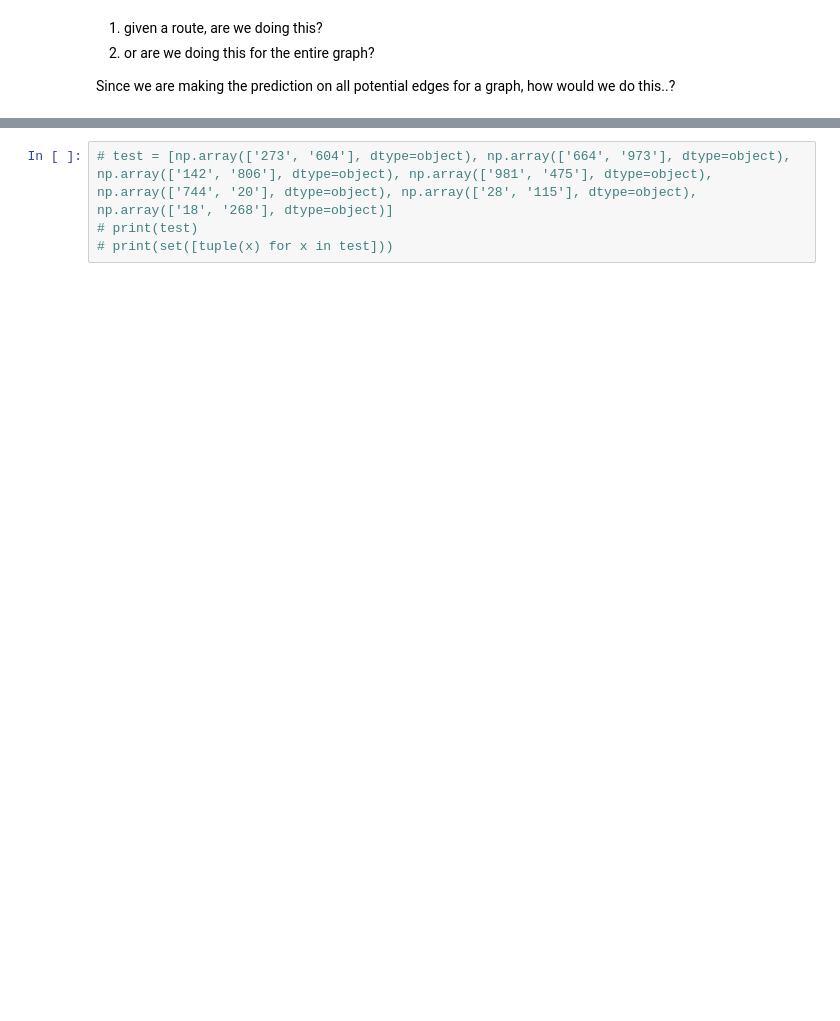
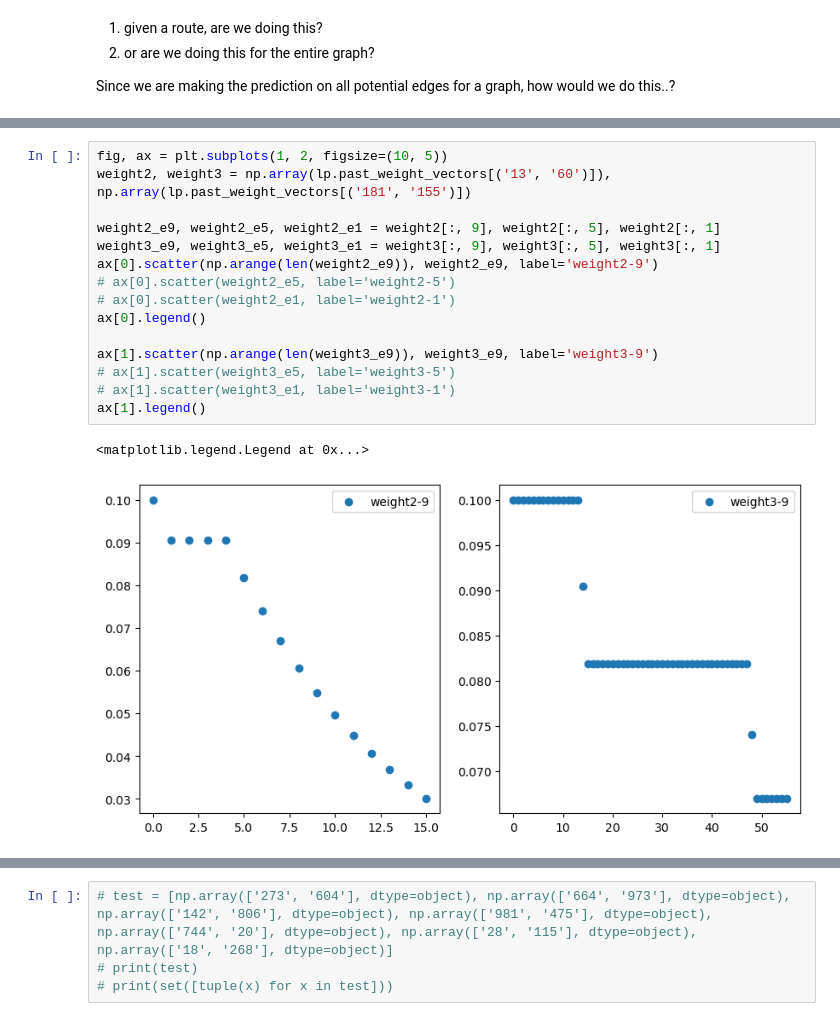
Before and after one commit to theodora-yko/Temporal-Link-Prediction, a Jupyter notebook: dynamic_FTL.ipynb, the cells around one changed output, grey strips where cells are left out. Drawn from its saved outputs; the diff is of its cells as text; blank space fills up the shorter version.

```diff
--- a/dynamic_FTL.ipynb
+++ b/dynamic_FTL.ipynb
@@ -617,0 +749,18 @@ Since we are making the prediction on all potential edges for a graph, how would
+# %%
+fig, ax = plt.subplots(1, 2, figsize=(10, 5))
+weight2, weight3 = np.array(lp.past_weight_vectors[('13', '60')]), np.array(lp.past_weight_vectors[('181', '155')])
+
+weight2_e9, weight2_e5, weight2_e1 = weight2[:, 9], weight2[:, 5], weight2[:, 1]
+weight3_e9, weight3_e5, weight3_e1 = weight3[:, 9], weight3[:, 5], weight3[:, 1]
+ax[0].scatter(np.arange(len(weight2_e9)), weight2_e9, label='weight2-9')
+# ax[0].scatter(weight2_e5, label='weight2-5')
+# ax[0].scatter(weight2_e1, label='weight2-1')
+ax[0].legend()
+
+ax[1].scatter(np.arange(len(weight3_e9)), weight3_e9, label='weight3-9')
+# ax[1].scatter(weight3_e5, label='weight3-5')
+# ax[1].scatter(weight3_e1, label='weight3-1')
+ax[1].legend()
+# %% [output]
+<matplotlib.legend.Legend at 0x...>
+[figure, added]
```
Also changed, not shown: parts of 11 cells of this notebook.
